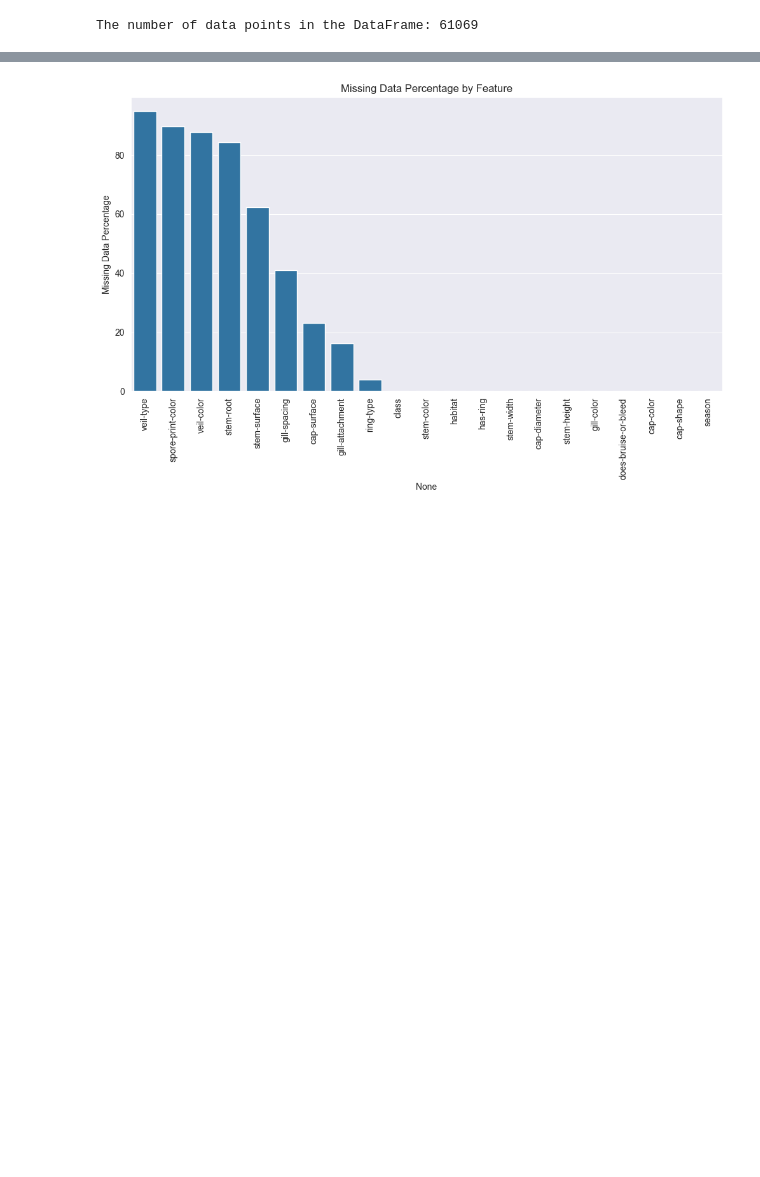
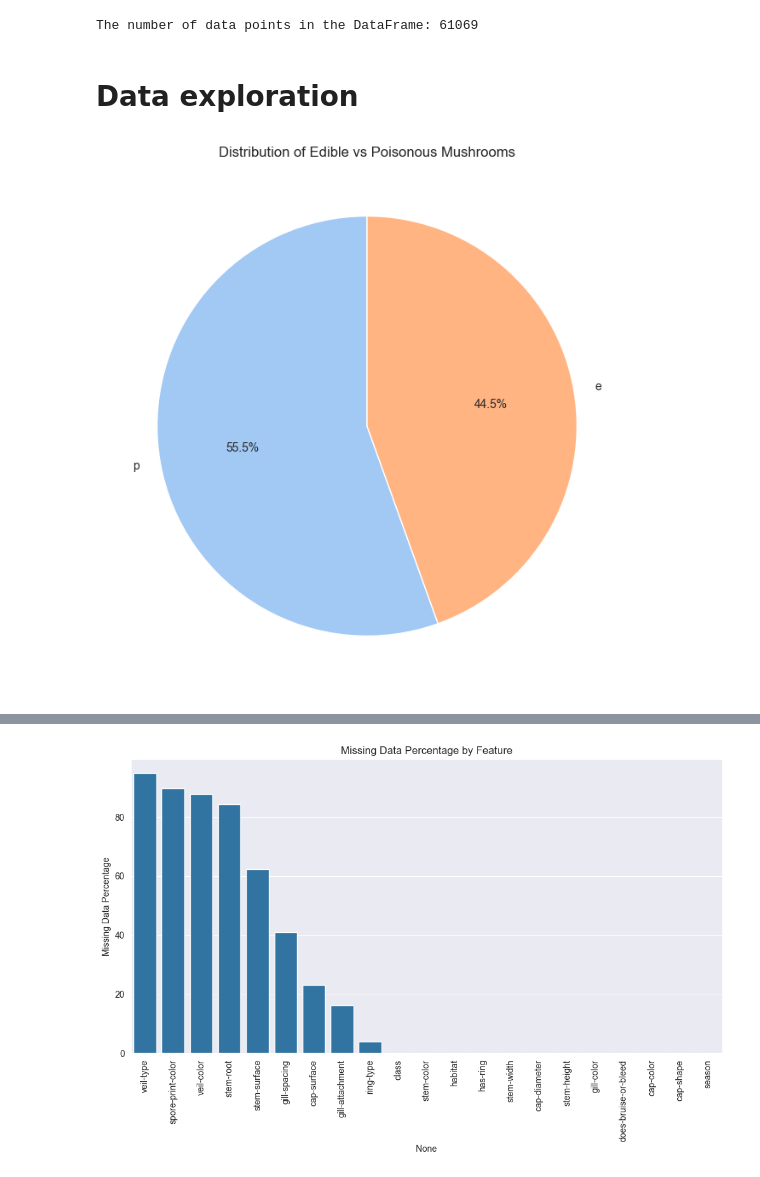
Before and after one commit to hmente/PoisonousMushroomPredictor, a Jupyter notebook: predictor.ipynb, the cells around one changed output, grey strips where cells are left out. Drawn from its saved outputs; the diff is of its cells as text; code cells hidden in the pictures; blank space fills up the shorter version.

```diff
--- a/predictor.ipynb
+++ b/predictor.ipynb
@@ -21,3 +19,17 @@ print(f'The number of data points in the DataFrame: {num_data_points}')
 #data.head()
 # %% [output]
 The number of data points in the DataFrame: 61069
+# %% [markdown]
+# Data exploration
+# %%
+# Distribution of the target column 'class' in the dataset
+target_column = 'class'
+target_counts = data[target_column].value_counts()
+labels = target_counts.index
+
+plt.figure(figsize=(8, 8))
+plt.pie(target_counts, labels=labels, autopct='%1.1f%%', startangle=90, colors=sns.color_palette('pastel'))
+plt.title('Distribution of Edible vs Poisonous Mushrooms')
+plt.show()
+# %% [output]
+[figure, added]
```
Also changed, not shown: parts of 12 cells of this notebook.
